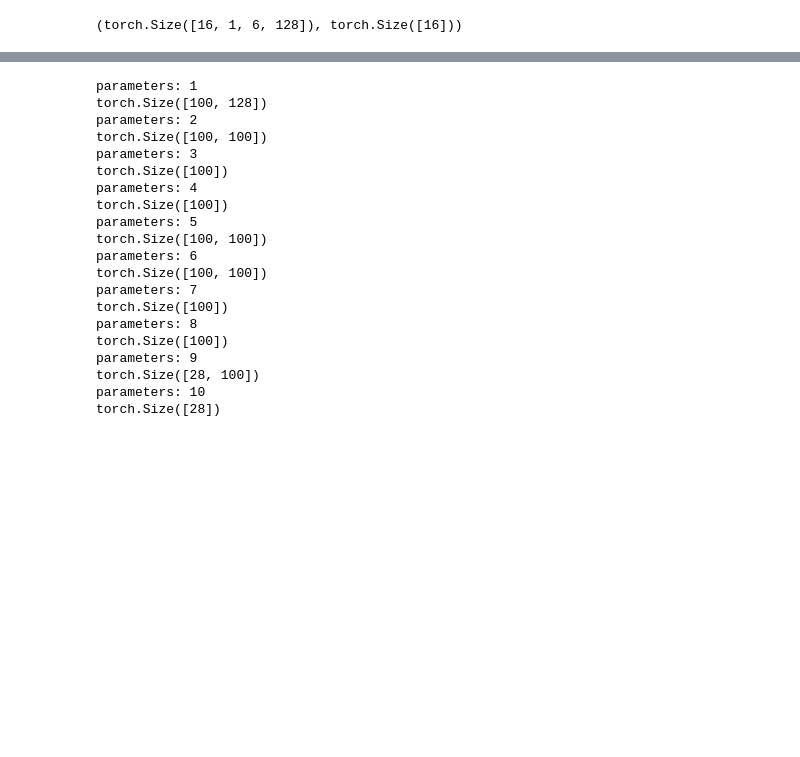
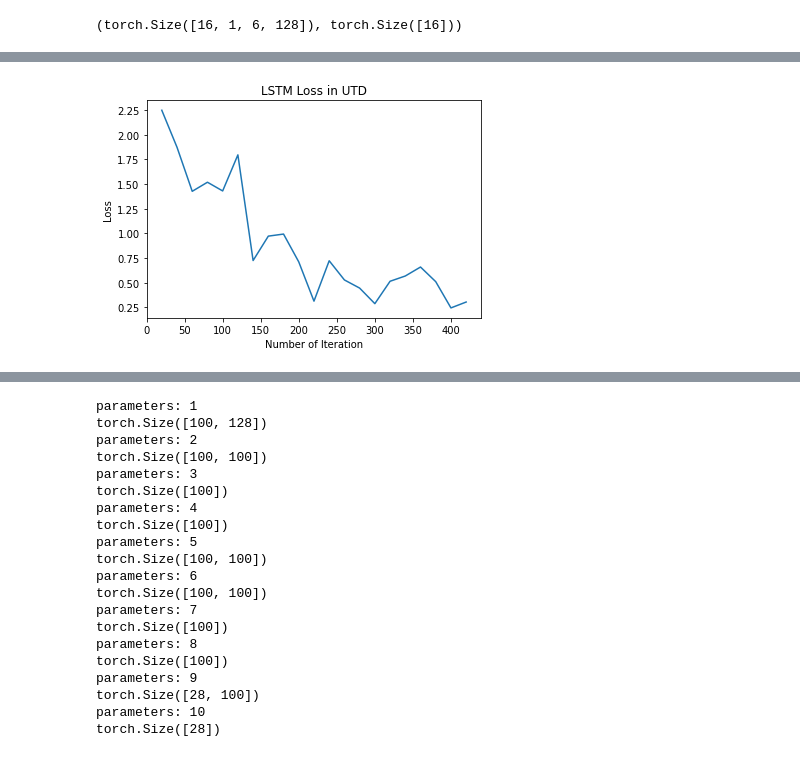
Before and after one commit to TtttttH/COM6911-Team-Juliet, a Jupyter notebook: LSTM/LSTM-UTD.ipynb, the cells around one changed output, grey strips where cells are left out. Drawn from its saved outputs; the diff is of its cells as text; code cells hidden in the pictures; blank space fills up the shorter version.

```diff
--- a/LSTM/LSTM-UTD.ipynb
+++ b/LSTM/LSTM-UTD.ipynb
@@ -92,0 +114,11 @@ imshow(out)
+# %%
+input_dim = 128 # input dimension
+hidden_dim = 1000 # hidden layers number
+layer_dim = 1
+output_dim = 27 + 1 # output dimension
+
+# initialize the model
+model_lstm = LSTM_model(input_dim, hidden_dim, layer_dim, output_dim)
+# device = torch.device('cuda:0' if torch.cuda.is_available() else  'cpu')
+
+#model = model.to(device)
@@ -92,0 +214,8 @@ imshow(out)
+# %%
+plt.plot(iteration_list,lost_list_LSTM)
+plt.xlabel("Number of Iteration")
+plt.ylabel("Loss")
+plt.title("LSTM Loss in UTD")
+plt.show()
+# %% [output]
+[figure, new version]
```
Also changed, not shown: parts of 24 cells of this notebook, 1 other file.
